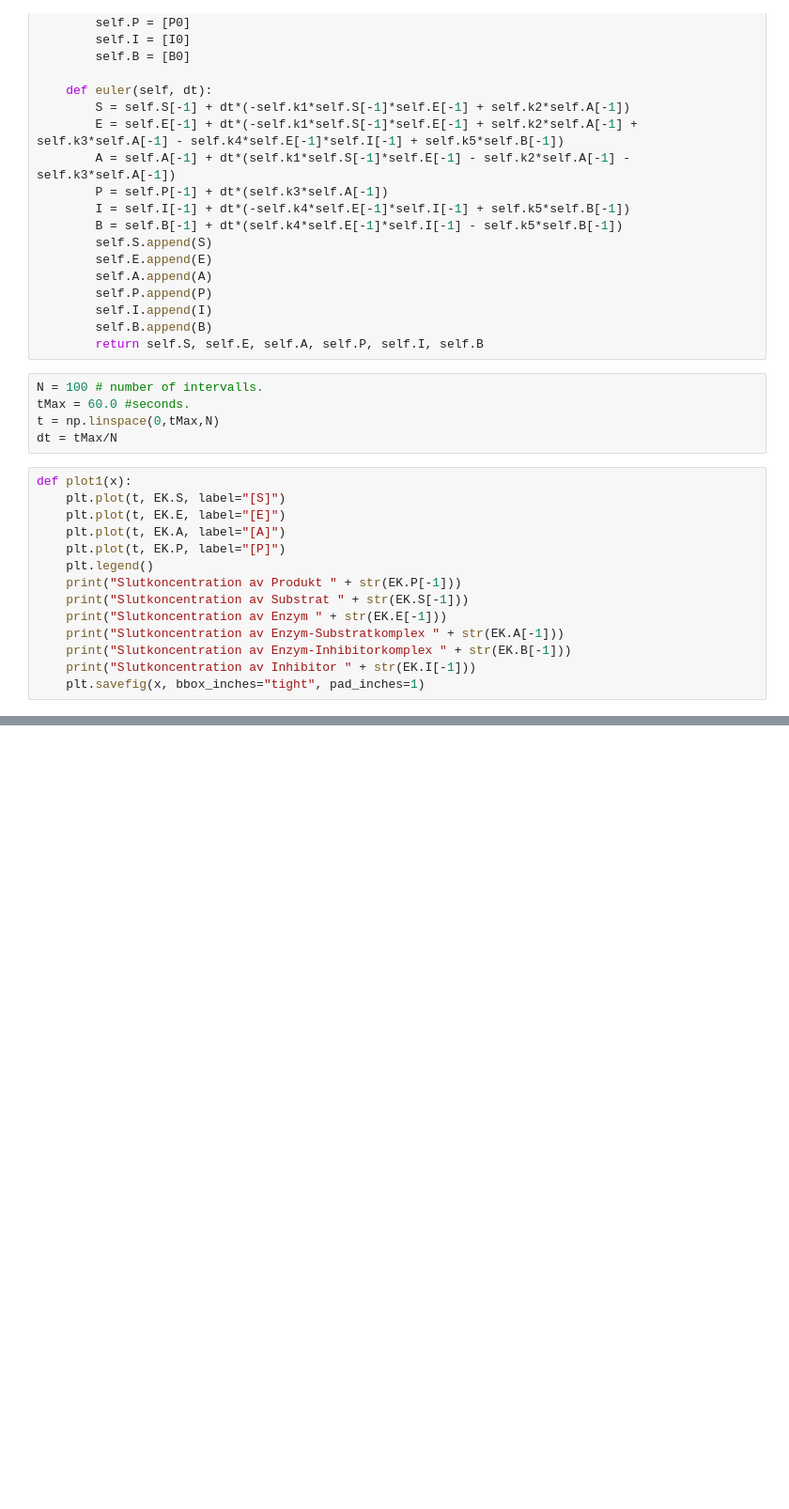
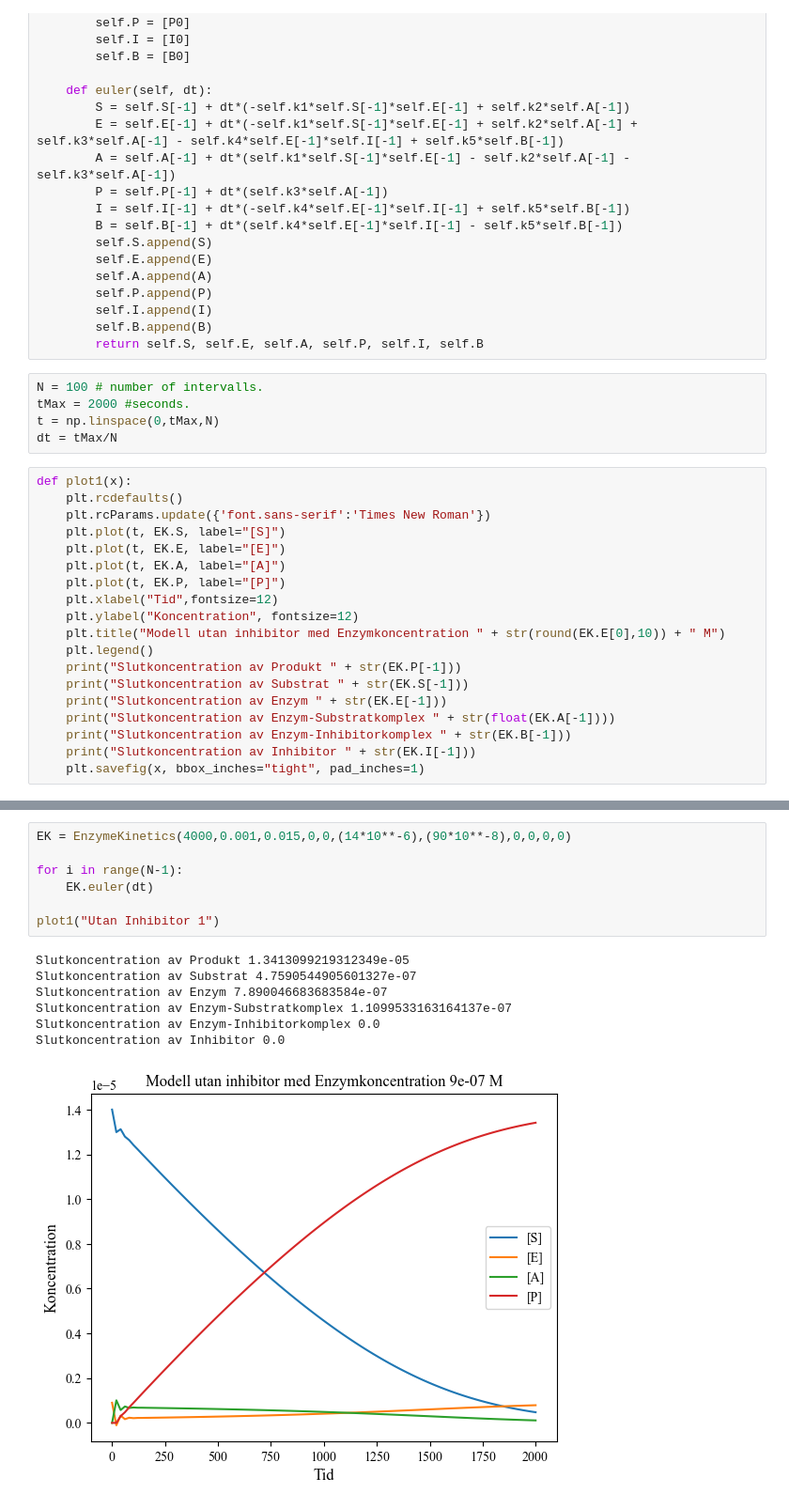
Before and after one commit to lovisablix/enzymekinetics, a Jupyter notebook: Modelling.2.1.ipynb, the cells around one changed output, grey strips where cells are left out. Shown at 94% size. Saved outputs shown, nothing was run; the diff lists cells and outputs as text; blank space fills up the shorter version.

Commit message:
Better simulations and figures

```diff
--- a/Modelling.2.1.ipynb
+++ b/Modelling.2.1.ipynb
@@ -33,20 +33,25 @@ class EnzymeKinetics:
         return self.S, self.E, self.A, self.P, self.I, self.B
 # %%
 N = 100 # number of intervalls.
-tMax = 60.0 #seconds.
+tMax = 2000 #seconds.
 t = np.linspace(0,tMax,N)
 dt = tMax/N
 # %%
 def plot1(x):
+    plt.rcdefaults()
+    plt.rcParams.update({'font.sans-serif':'Times New Roman'})
     plt.plot(t, EK.S, label="[S]")
     plt.plot(t, EK.E, label="[E]")
     plt.plot(t, EK.A, label="[A]")
     plt.plot(t, EK.P, label="[P]")
+    plt.xlabel("Tid",fontsize=12)
+    plt.ylabel("Koncentration", fontsize=12)
+    plt.title("Modell utan inhibitor med Enzymkoncentration " + str(round(EK.E[0],10)) + " M")
     plt.legend()
     print("Slutkoncentration av Produkt " + str(EK.P[-1]))
     print("Slutkoncentration av Substrat " + str(EK.S[-1]))
     print("Slutkoncentration av Enzym " + str(EK.E[-1]))
-    print("Slutkoncentration av Enzym-Substratkomplex " + str(EK.A[-1]))
+    print("Slutkoncentration av Enzym-Substratkomplex " + str(float(EK.A[-1])))
     print("Slutkoncentration av Enzym-Inhibitorkomplex " + str(EK.B[-1]))
     print("Slutkoncentration av Inhibitor " + str(EK.I[-1]))
     plt.savefig(x, bbox_inches="tight", pad_inches=1)
@@ -70,0 +81,15 @@ Första simuleringen för Modell utan inhibitor
+# %%
+EK = EnzymeKinetics(4000,0.001,0.015,0,0,(14*10**-6),(90*10**-8),0,0,0,0)
+
+for i in range(N-1):
+    EK.euler(dt)
+
+plot1("Utan Inhibitor 1")
+# %% [output]
+Slutkoncentration av Produkt 1.3413099219312349e-05
+Slutkoncentration av Substrat 4.7590544905601327e-07
+Slutkoncentration av Enzym 7.890046683683584e-07
+Slutkoncentration av Enzym-Substratkomplex 1.1099533163164137e-07
+Slutkoncentration av Enzym-Inhibitorkomplex 0.0
+Slutkoncentration av Inhibitor 0.0
+[figure, added]
```
Also changed, not shown: parts of 12 cells of this notebook.
